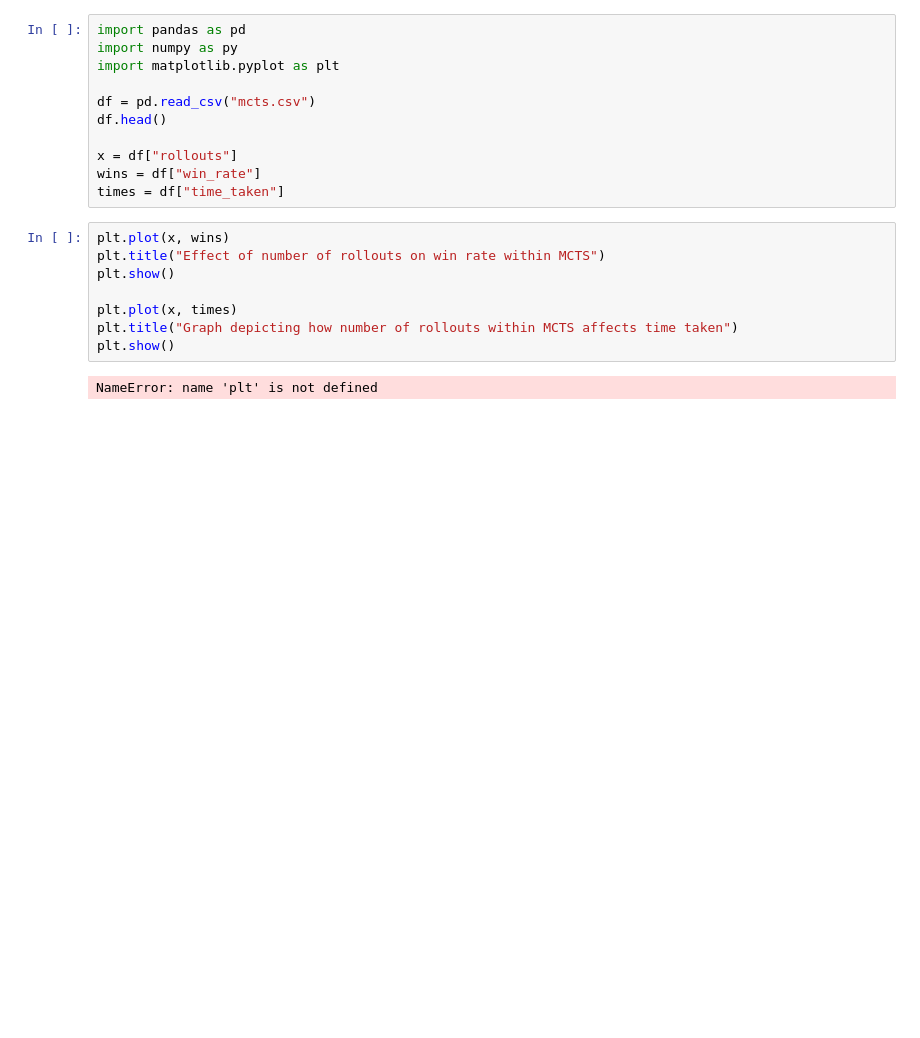
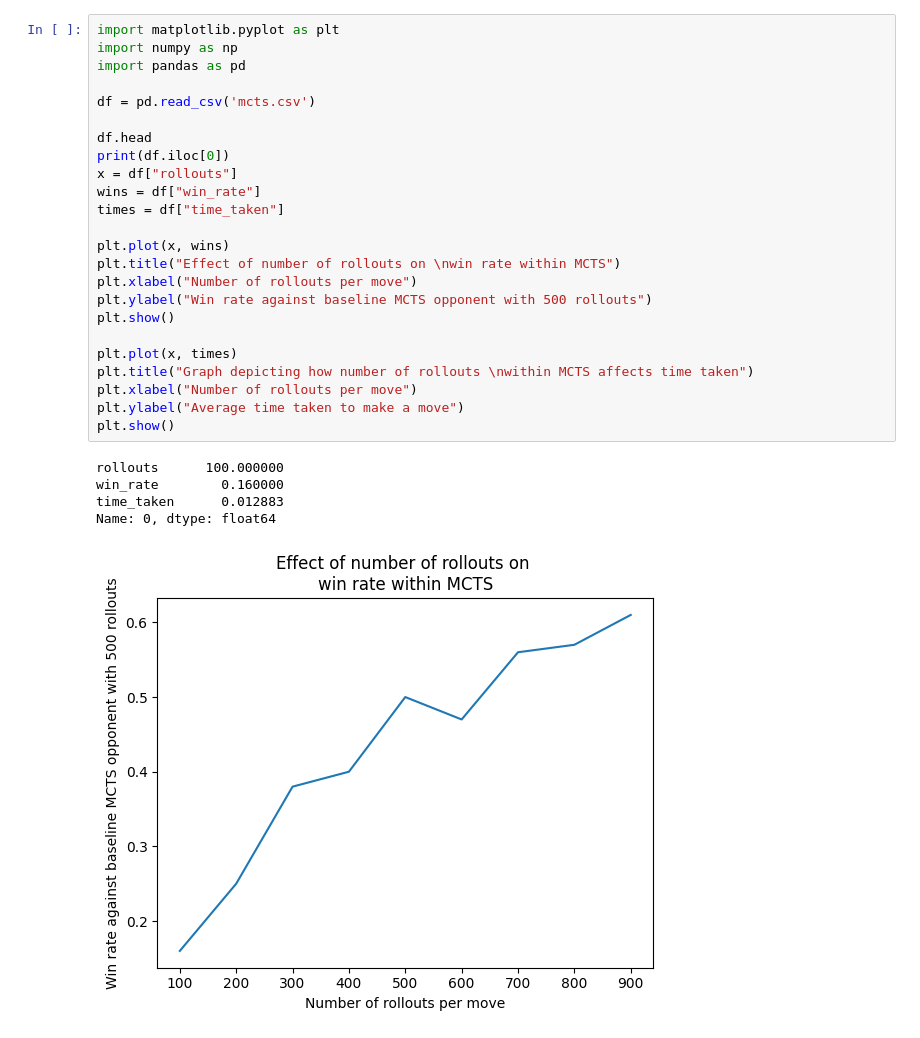
Before and after one commit to syeda-23/Connect4, a Jupyter notebook: backend/gameplay/results/mcts.ipynb, the cells around one changed output. Cells and saved outputs as stored; diff of their text form; blank space fills up the shorter version.

Commit message:
Finished visualisations for MCTS testing

```diff
--- a/backend/gameplay/results/mcts.ipynb
+++ b/backend/gameplay/results/mcts.ipynb
@@ -1,21 +1,30 @@
-# %%
-import pandas as pd
-import numpy as py
-import matplotlib.pyplot as plt
-
-df = pd.read_csv("mcts.csv")
-df.head()
-
-x = df["rollouts"]
-wins = df["win_rate"]
-times = df["time_taken"]
 # %%
+import matplotlib.pyplot as plt
+import numpy as np
+import pandas as pd
+
+df = pd.read_csv('mcts.csv')
+
+df.head
+print(df.iloc[0])
+x = df["rollouts"]
+wins = df["win_rate"]
+times = df["time_taken"]
+
 plt.plot(x, wins)
-plt.title("Effect of number of rollouts on win rate within MCTS")
+plt.title("Effect of number of rollouts on \nwin rate within MCTS")
+plt.xlabel("Number of rollouts per move")
+plt.ylabel("Win rate against baseline MCTS opponent with 500 rollouts")
 plt.show()
 
 plt.plot(x, times)
-plt.title("Graph depicting how number of rollouts within MCTS affects time taken")
+plt.title("Graph depicting how number of rollouts \nwithin MCTS affects time taken")
+plt.xlabel("Number of rollouts per move")
+plt.ylabel("Average time taken to make a move")
 plt.show()
 # %% [output]
-NameError: name 'plt' is not defined
+rollouts      100.000000
+win_rate        0.160000
+time_taken      0.012883
+Name: 0, dtype: float64
+[figure, added]
```
Also changed, not shown: parts of 1 cell of this notebook, 2 other files.
